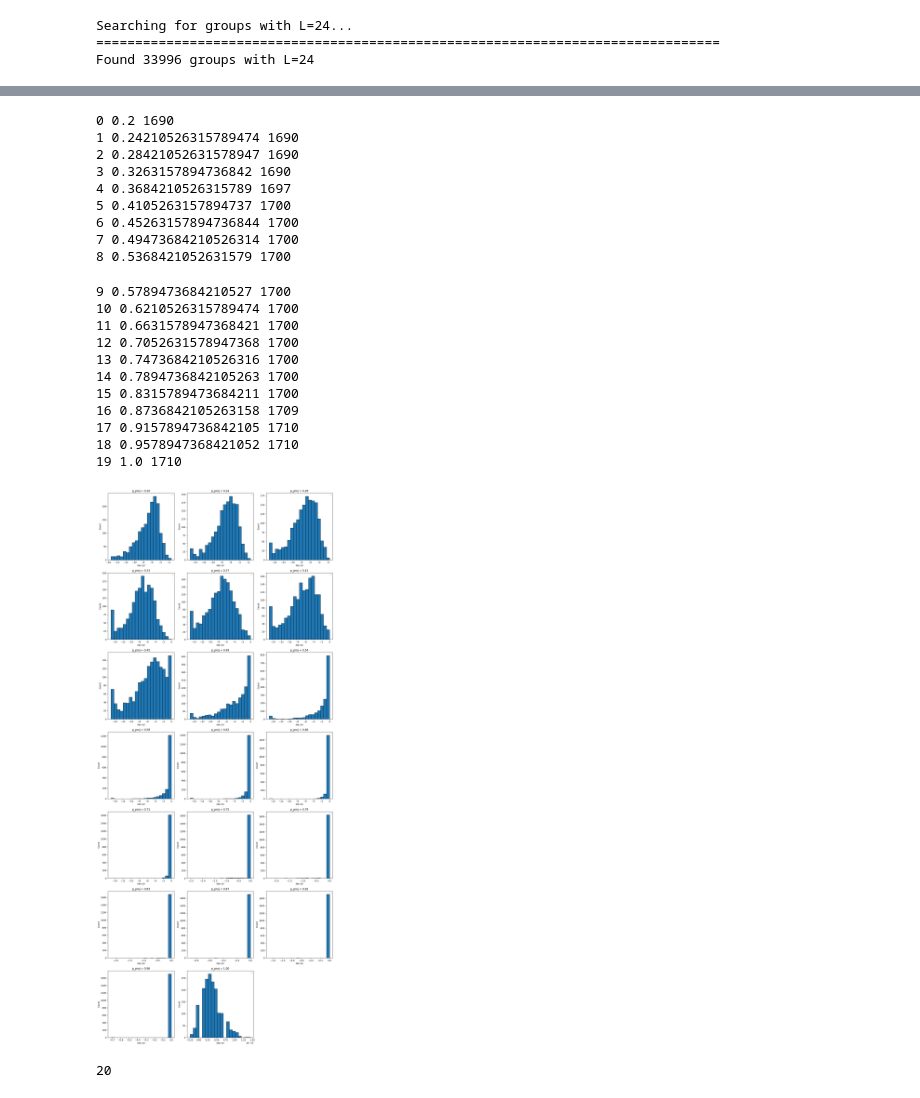
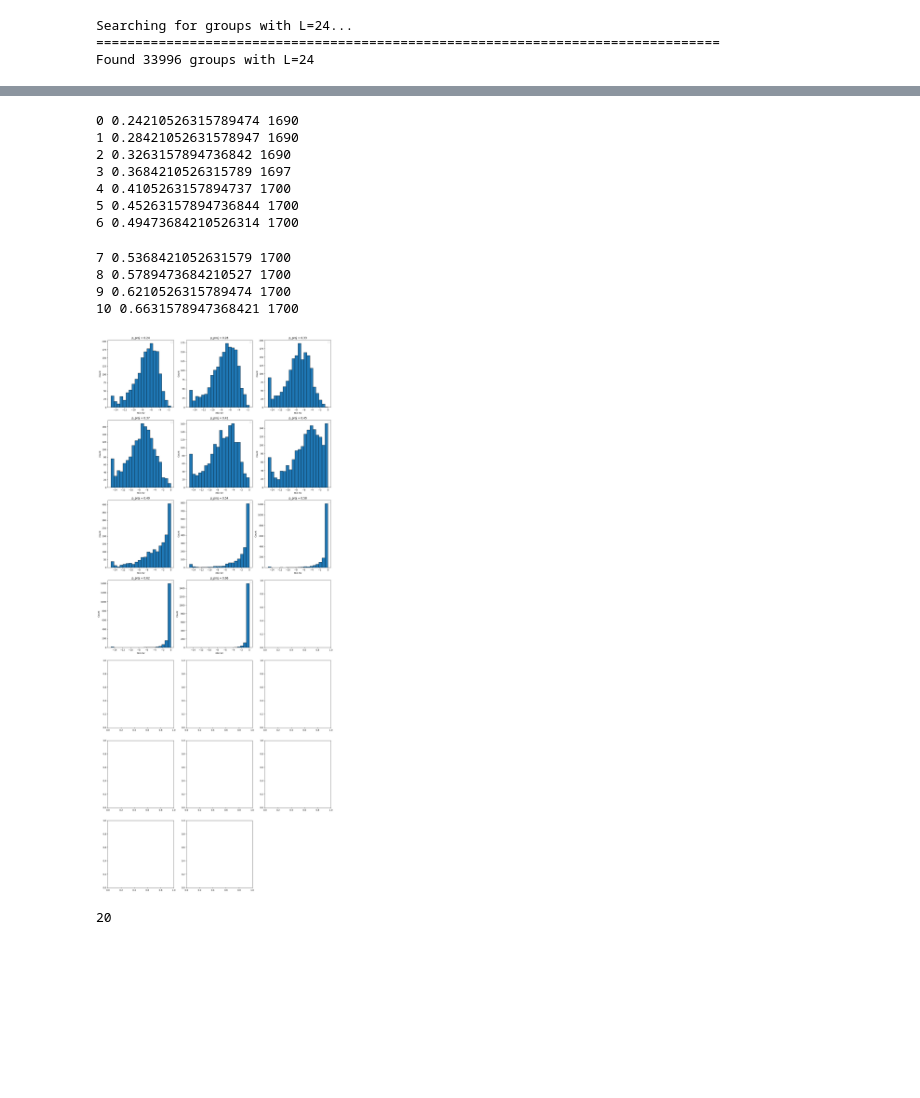
Before and after one commit to youtao1999/CT_MPS_mini, a Jupyter notebook: plot.ipynb, the cells around one changed output, grey strips where cells are left out. Cells and saved outputs as stored; diff of their text form; code cells hidden in the pictures; blank space fills up the shorter version.

```diff
--- a/plot.ipynb
+++ b/plot.ipynb
@@ -151,55 +151,46 @@ from read_hdf5_func import calculate_variance_and_error, calculate_mean_and_erro
 # Create a figure with subplots arranged based on number of p_proj values
 n_plots = len(dict_min_sv)
 n_cols = 3
 n_rows = (n_plots + n_cols - 1) // n_cols
 fig, axes = plt.subplots(n_rows, n_cols, figsize=(15, 5*n_rows))
 axes = axes.flatten()
 
 # Plot histogram for each p_proj value
-for idx, (p_proj, sv_seed_list) in enumerate(sorted(dict_min_sv.items())):
+for idx, (p_proj, sv_seed_list) in enumerate(sorted(dict_min_sv.items())[1:12]):
     # print(idx, p_proj, sv_seed_list)
     min_svs = [sv for sv, seed in sv_seed_list]
     print(idx, p_proj, len(min_svs))
     ax = axes[idx]
     mean, sem = calculate_mean_and_error(min_svs)
     var, semvar = calculate_variance_and_error(min_svs)
     ax.hist(min_svs, bins=20, edgecolor='black')
     ax.set_title(f'p_proj = {p_proj:.2f}')
     ax.set_xlabel('Min SV')
     ax.set_ylabel('Count')
     # ax.axvline(mean, color='red', linestyle='--', label=f'Mean: {mean:.4f}')
     # ax.axvline(mean + var, color='blue', linestyle='--', label=f'Variance: {var:.4f}')
     # ax.axvline(mean - var, color='blue', linestyle='--')
     ax.legend()
 
 # Remove any empty subplots
 for idx in range(len(dict_min_sv), len(axes)):
     fig.delaxes(axes[idx])
 
 plt.tight_layout()
 plt.show()
 # %% [output]
-0 0.2 1690
-1 0.24210526315789474 1690
-2 0.28421052631578947 1690
-3 0.3263157894736842 1690
-4 0.3684210526315789 1697
-5 0.4105263157894737 1700
-6 0.45263157894736844 1700
-7 0.49473684210526314 1700
-8 0.5368421052631579 1700
+0 0.24210526315789474 1690
+1 0.28421052631578947 1690
+2 0.3263157894736842 1690
+3 0.3684210526315789 1697
+4 0.4105263157894737 1700
+5 0.45263157894736844 1700
+6 0.49473684210526314 1700
-9 0.5789473684210527 1700
-10 0.6210526315789474 1700
-11 0.6631578947368421 1700
-12 0.7052631578947368 1700
-13 0.7473684210526316 1700
-14 0.7894736842105263 1700
-15 0.8315789473684211 1700
-16 0.8736842105263158 1709
-17 0.9157894736842105 1710
-18 0.9578947368421052 1710
-19 1.0 1710
+7 0.5368421052631579 1700
+8 0.5789473684210527 1700
+9 0.6210526315789474 1700
+10 0.6631578947368421 1700
-[figure, old version]
+[figure, new version]
 # %%
 from read_hdf5_func import von_neumann_entropy_sv
 dict = {}
```
Also changed, not shown: 1 other file.
